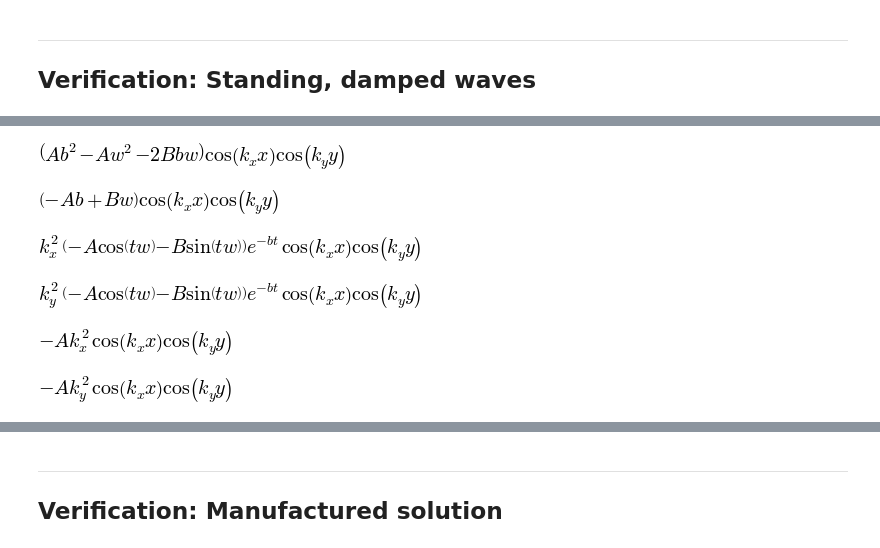
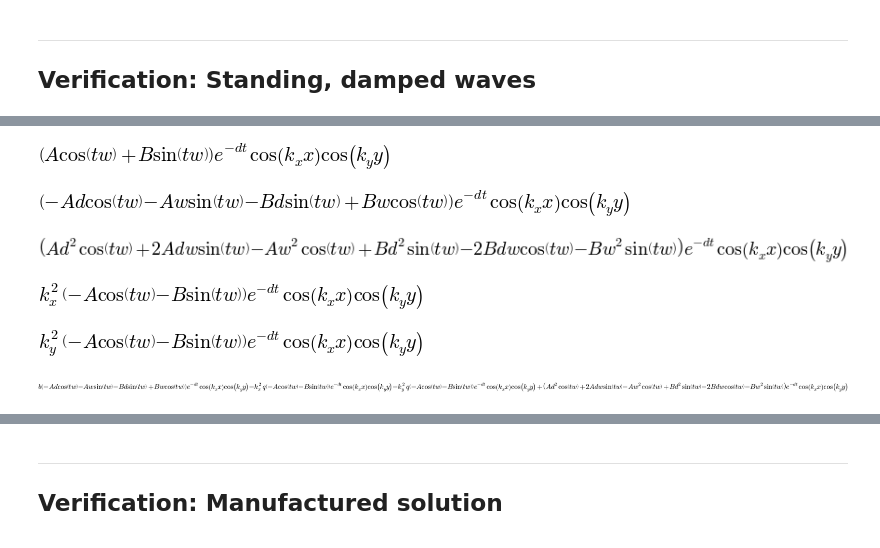
Before and after one commit to miladh/inf5620, a Jupyter notebook: waveEquation/doc/src/waveEquation.ipynb, the cells around one changed output, grey strips where cells are left out. Cells and saved outputs as stored; diff of their text form; code cells hidden in the pictures.

```diff
--- a/waveEquation/doc/src/waveEquation.ipynb
+++ b/waveEquation/doc/src/waveEquation.ipynb
@@ -464,23 +450,15 @@ display(u_tt)
-# %%
-u_tt.subs(t, 0)
-# %% [output]
-[figure, removed]
-# %%
-u_t.subs(t,0)
-# %% [output]
-[figure, removed]
-# %%
-u_xx = diff(u,x,x).simplify()
-u_yy = diff(u,y,y).simplify()
-display(u_xx,u_yy)
-# %% [output]
-[figure, removed]
-[figure, removed]
-# %%
-u_xx.subs(t,0)
-# %% [output]
-[figure, removed]
-# %%
-u_yy.subs(t,0)
-# %% [output]
-[figure, removed]
+# %%
+u = (A*cos(w*t)+B*sin(w*t))*exp(-d*t)*cos(kx*x)*cos(ky*y)
+u_t = diff(u,t).simplify()
+u_tt = diff(u_t,t).simplify()
+u_xx = diff(u,x,x).simplify()
+u_yy = diff(u,y,y).simplify()
+eq  = u_tt + b*u_t - q*u_xx - q*u_yy
+display(u,u_t,u_tt,u_xx,u_yy,eq)
+# %% [output]
+[figure, added]
+[figure, added]
+[figure, added]
+[figure, added]
+[figure, added]
+[figure, added]
```
Also changed, not shown: parts of 16 cells of this notebook, 1 other file.
